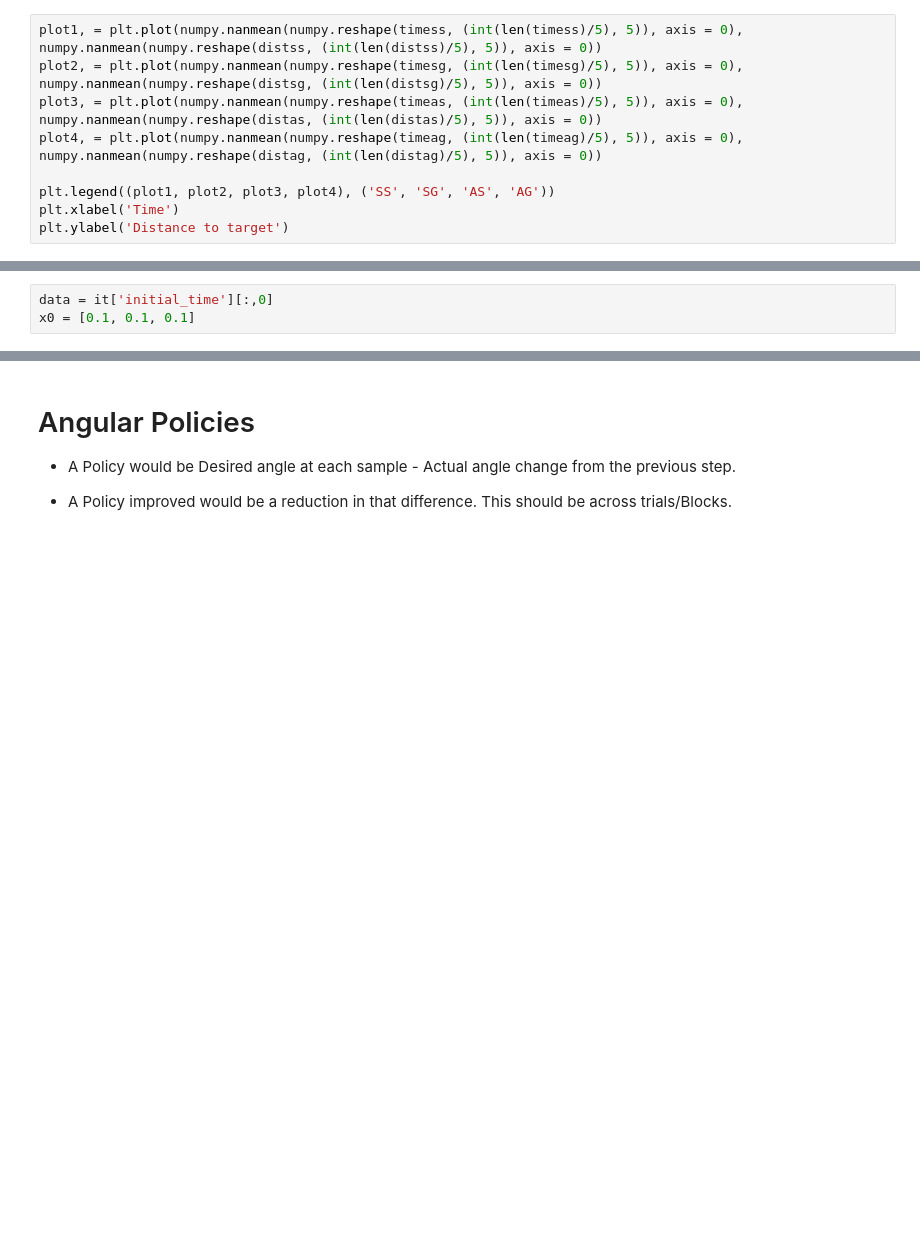
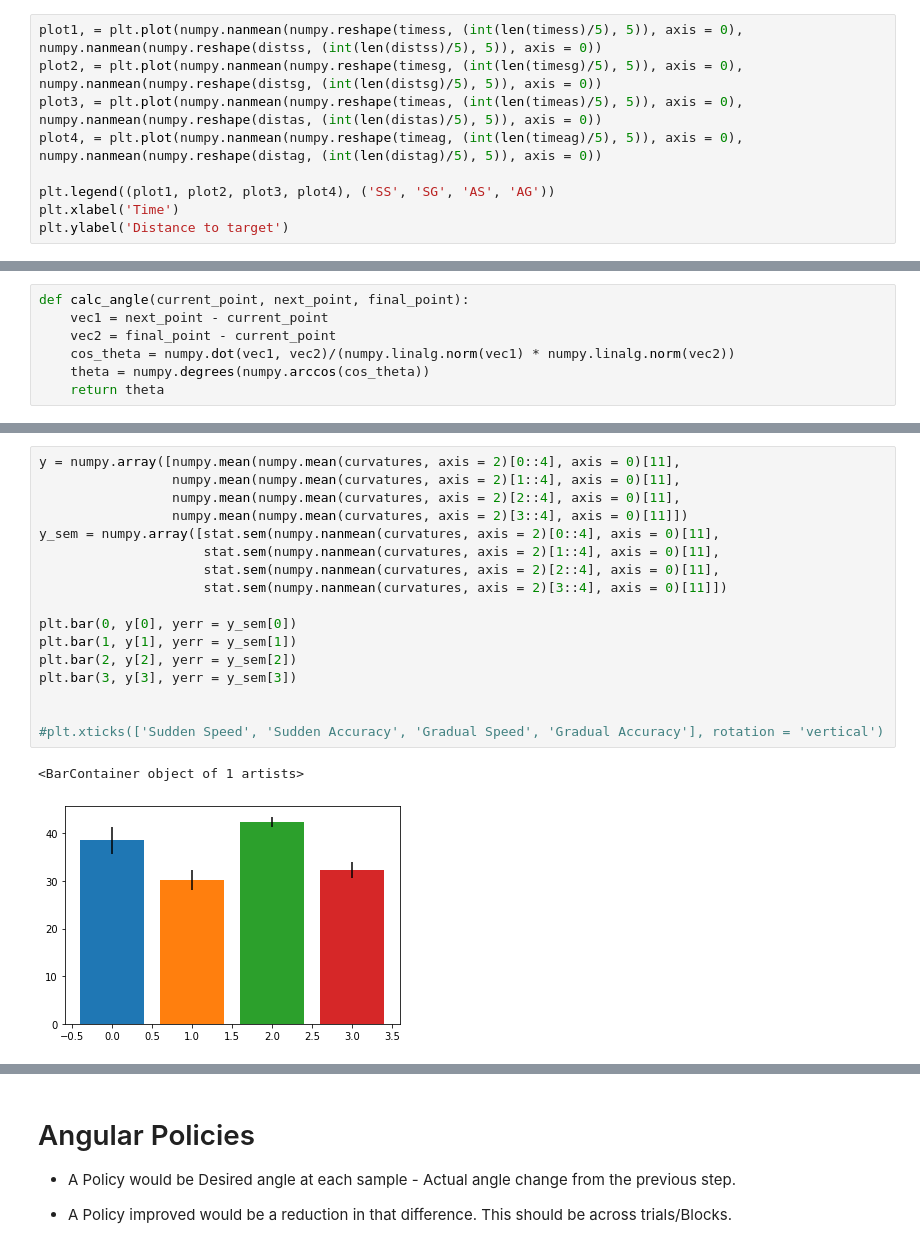
Before and after one commit to tejas-savalia/Lab-Codes, a Jupyter notebook: Psychtoolbox/Visuomotor_Adaptation_Tablet/python_scripts/analyses.ipynb, the cells around one changed output, grey strips where cells are left out. Drawn from its saved outputs; the diff is of its cells as text; blank space fills up the shorter version.

```diff
--- a/Psychtoolbox/Visuomotor_Adaptation_Tablet/python_scripts/analyses.ipynb
+++ b/Psychtoolbox/Visuomotor_Adaptation_Tablet/python_scripts/analyses.ipynb
@@ -968,3 +960,0 @@ def log_likelihood(param):
-# %%
-data = it['initial_time'][:,0]
-x0 = [0.1, 0.1, 0.1]
@@ -1150,0 +963,7 @@ len(e[1])
+# %%
+def calc_angle(current_point, next_point, final_point):
+    vec1 = next_point - current_point
+    vec2 = final_point - current_point
+    cos_theta = numpy.dot(vec1, vec2)/(numpy.linalg.norm(vec1) * numpy.linalg.norm(vec2))
+    theta = numpy.degrees(numpy.arccos(cos_theta))
+    return theta
@@ -1150,0 +1072,20 @@ len(e[1])
+# %%
+y = numpy.array([numpy.mean(numpy.mean(curvatures, axis = 2)[0::4], axis = 0)[11],
+                 numpy.mean(numpy.mean(curvatures, axis = 2)[1::4], axis = 0)[11],
+                 numpy.mean(numpy.mean(curvatures, axis = 2)[2::4], axis = 0)[11],
+                 numpy.mean(numpy.mean(curvatures, axis = 2)[3::4], axis = 0)[11]])
+y_sem = numpy.array([stat.sem(numpy.nanmean(curvatures, axis = 2)[0::4], axis = 0)[11],
+                     stat.sem(numpy.nanmean(curvatures, axis = 2)[1::4], axis = 0)[11],
+                     stat.sem(numpy.nanmean(curvatures, axis = 2)[2::4], axis = 0)[11],
+                     stat.sem(numpy.nanmean(curvatures, axis = 2)[3::4], axis = 0)[11]])
+
+plt.bar(0, y[0], yerr = y_sem[0])
+plt.bar(1, y[1], yerr = y_sem[1])
+plt.bar(2, y[2], yerr = y_sem[2])
+plt.bar(3, y[3], yerr = y_sem[3])
+
+
+#plt.xticks(['Sudden Speed', 'Sudden Accuracy', 'Gradual Speed', 'Gradual Accuracy'], rotation = 'vertical')
+# %% [output]
+<BarContainer object of 1 artists>
+[figure, added]
```
Also changed, not shown: parts of 73 cells of this notebook, 1 other file.
